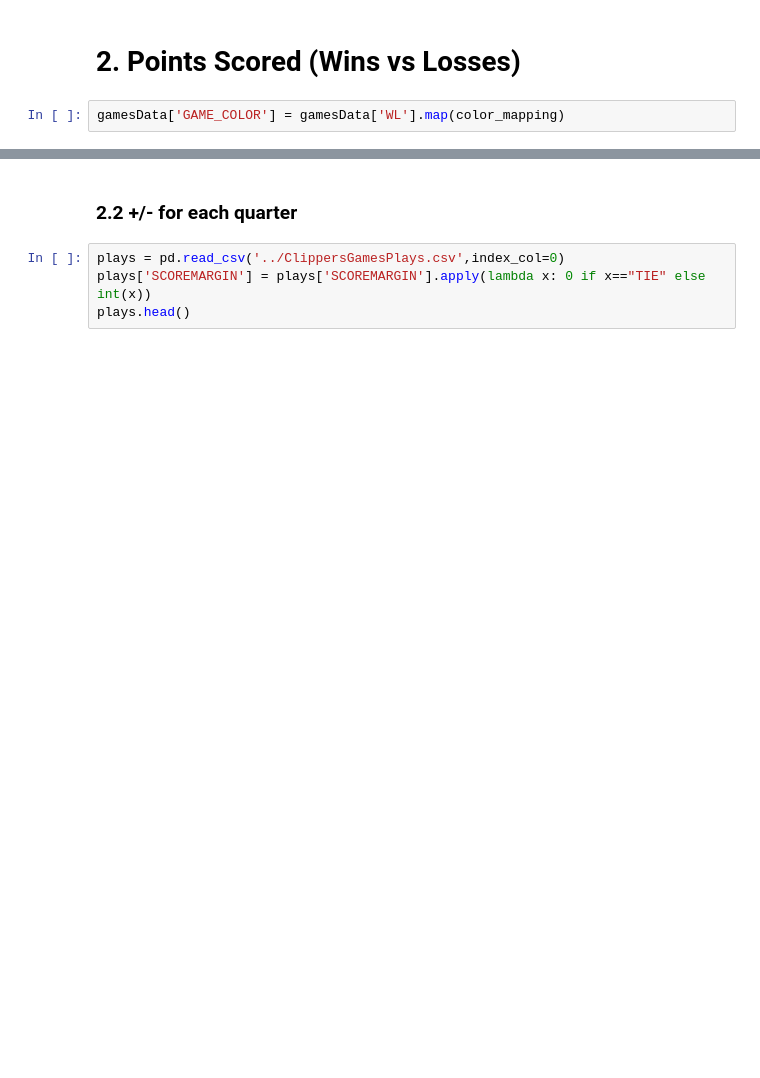
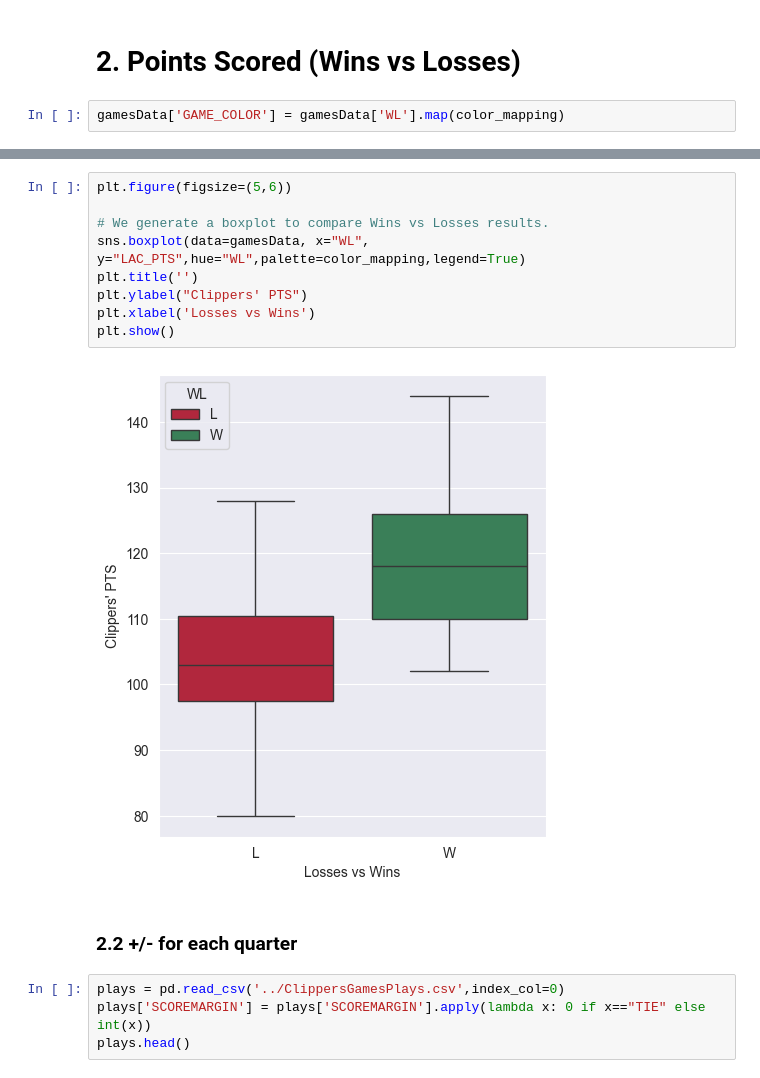
Before and after one commit to Denchikkkk/LAClippers_2025_Performance, a Jupyter notebook: analysis/ClippersPerformance.ipynb, the cells around one changed output, grey strips where cells are left out. Saved outputs shown, nothing was run; the diff lists cells and outputs as text; blank space fills up the shorter version.

Commit message:
Boxplot for PTS VS WL and compared NET RATINGS for between each quarter.

```diff
--- a/analysis/ClippersPerformance.ipynb
+++ b/analysis/ClippersPerformance.ipynb
@@ -91,3 +109,14 @@ plt.grid(True)
+# %%
+plt.figure(figsize=(5,6))
+
+# We generate a boxplot to compare Wins vs Losses results.
+sns.boxplot(data=gamesData, x="WL", y="LAC_PTS",hue="WL",palette=color_mapping,legend=True)
+plt.title('')
+plt.ylabel("Clippers' PTS")
+plt.xlabel('Losses vs Wins')
+plt.show()
+# %% [output]
+[figure, added]
 # %% [markdown]
 ### 2.2 +/- for each quarter
 # %%
```
Also changed, not shown: parts of 6 cells of this notebook.
